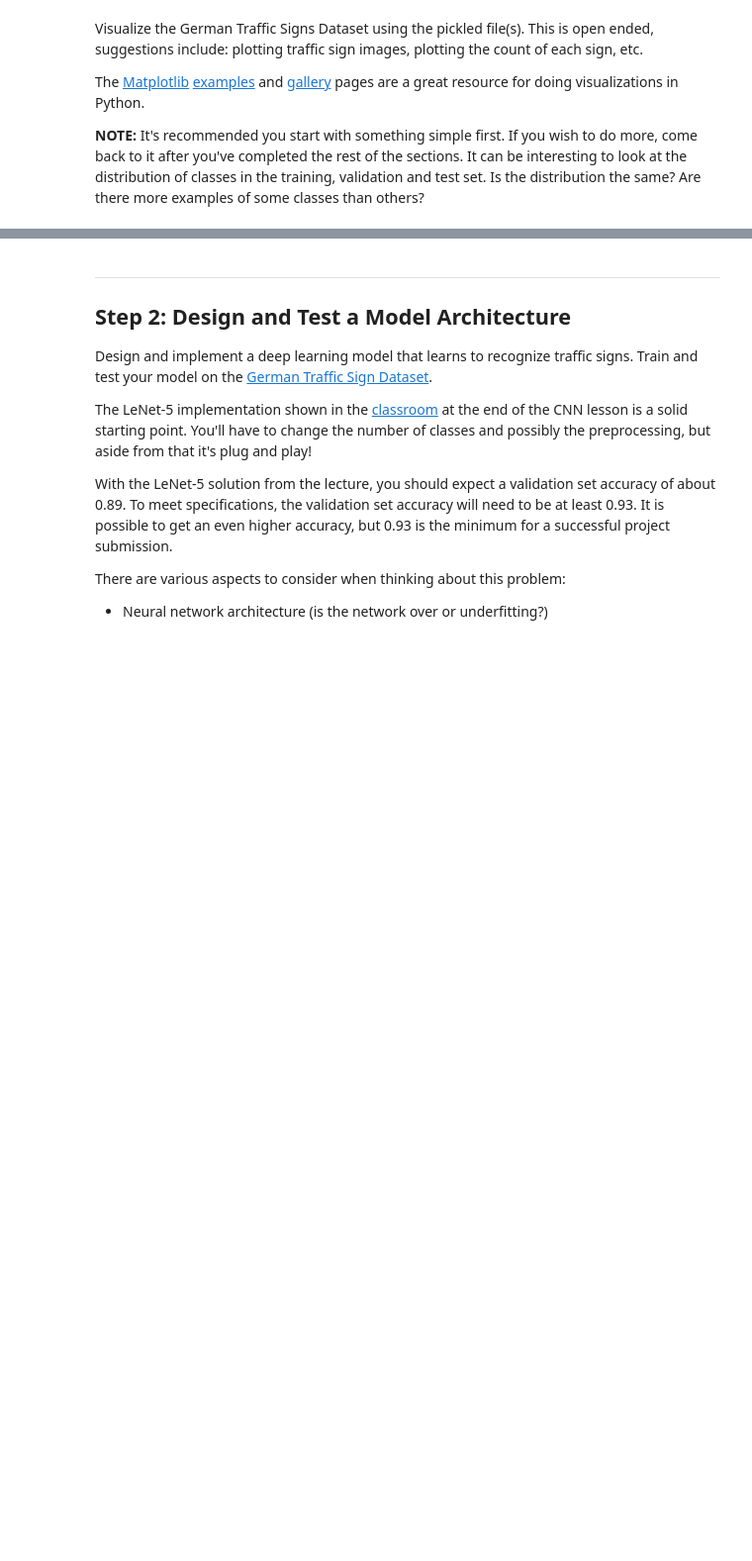
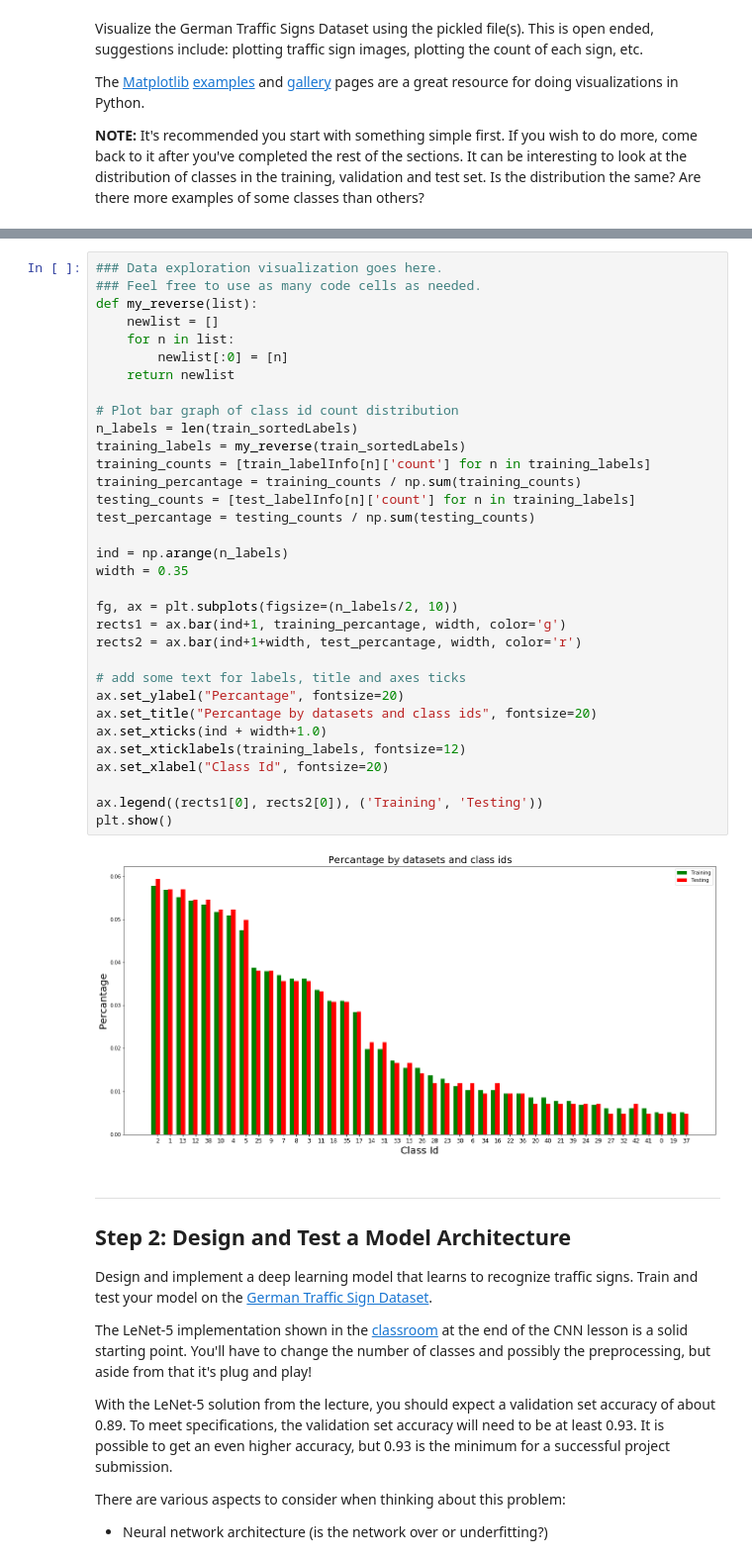
Before and after one commit to stevenwudi/CarND-Traffic-Sign-Classifier-Project, a Jupyter notebook: Traffic_Sign_Classifier.ipynb, the cells around one changed output, grey strips where cells are left out. Shown at 99% size. Cells and saved outputs as stored; diff of their text form; blank space fills up the shorter version.

```diff
--- a/Traffic_Sign_Classifier.ipynb
+++ b/Traffic_Sign_Classifier.ipynb
@@ -103,3 +339,38 @@ plt.imshow(X_train[210])
+# %%
+### Data exploration visualization goes here.
+### Feel free to use as many code cells as needed.
+def my_reverse(list):
+    newlist = []
+    for n in list:
+        newlist[:0] = [n]
+    return newlist
+
+# Plot bar graph of class id count distribution
+n_labels = len(train_sortedLabels)
+training_labels = my_reverse(train_sortedLabels)
+training_counts = [train_labelInfo[n]['count'] for n in training_labels]
+training_percantage = training_counts / np.sum(training_counts)
+testing_counts = [test_labelInfo[n]['count'] for n in training_labels]
+test_percantage = testing_counts / np.sum(testing_counts)
+
+ind = np.arange(n_labels)
+width = 0.35
+
+fg, ax = plt.subplots(figsize=(n_labels/2, 10))
+rects1 = ax.bar(ind+1, training_percantage, width, color='g')
+rects2 = ax.bar(ind+1+width, test_percantage, width, color='r')
+
+# add some text for labels, title and axes ticks
+ax.set_ylabel("Percantage", fontsize=20)
+ax.set_title("Percantage by datasets and class ids", fontsize=20)
+ax.set_xticks(ind + width+1.0)
+ax.set_xticklabels(training_labels, fontsize=12)
+ax.set_xlabel("Class Id", fontsize=20)
+
+ax.legend((rects1[0], rects2[0]), ('Training', 'Testing'))
+plt.show()
+# %% [output]
+[figure, added]
 # %% [markdown]
 ----
 
```
Also changed, not shown: parts of 23 cells of this notebook, 20 other files.
